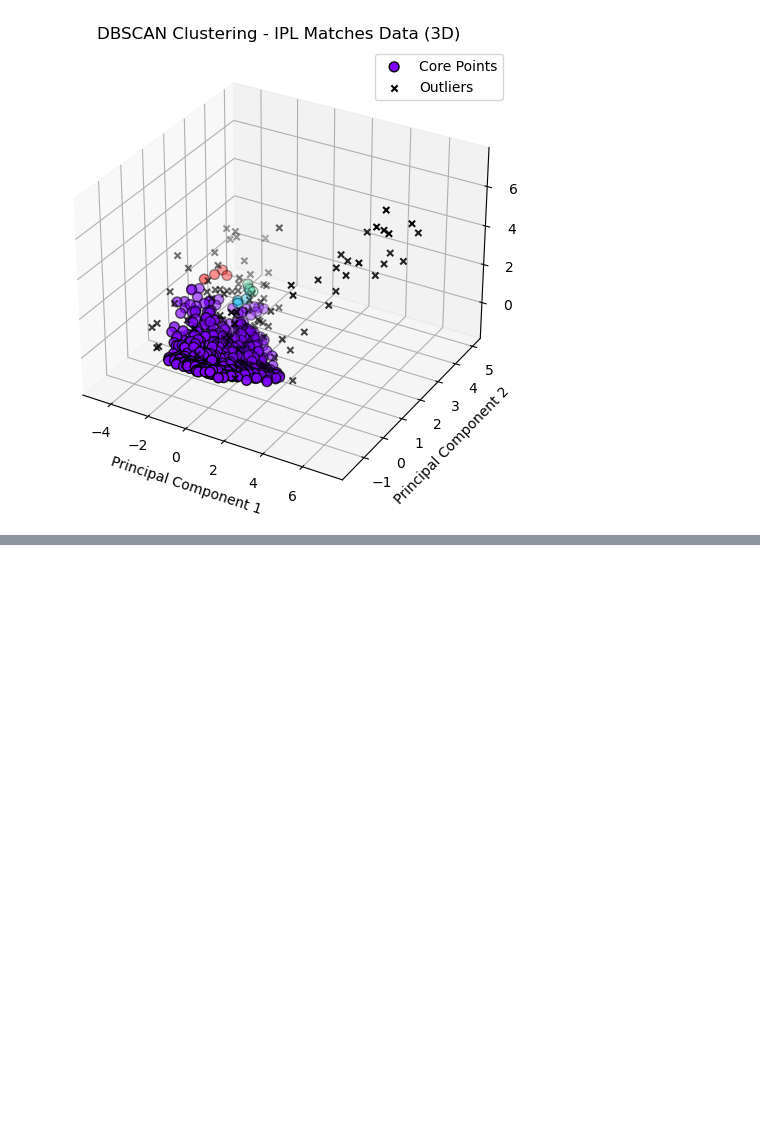
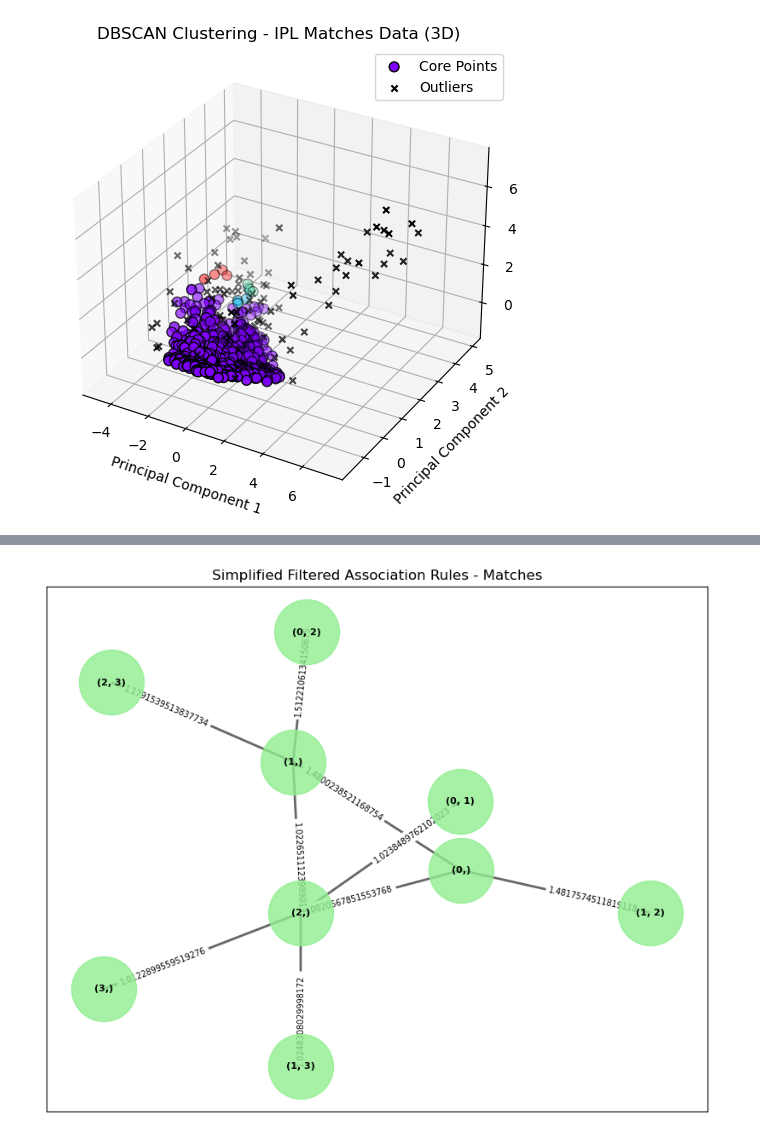
Before and after one commit to allstarmayu/MaddyInfinium, a Jupyter notebook: The_PCA_ARM_Clustering.ipynb, the cells around one changed output, grey strips where cells are left out. Drawn from its saved outputs; the diff is of its cells as text; code cells hidden in the pictures; blank space fills up the shorter version.

```diff
--- a/The_PCA_ARM_Clustering.ipynb
+++ b/The_PCA_ARM_Clustering.ipynb
@@ -604,0 +839,5 @@ plot_dbscan_clusters_2d_3d(df_matches_pca, eps=0.5, min_samples=3, title='IPL Ma
+# %%
+# Visualize the simplified network graph
+plot_simplified_network_graph(rules_matches_binary, "Simplified Filtered Association Rules - Matches")
+# %% [output]
+[figure, added]
```
Also changed, not shown: parts of 17 cells of this notebook.
